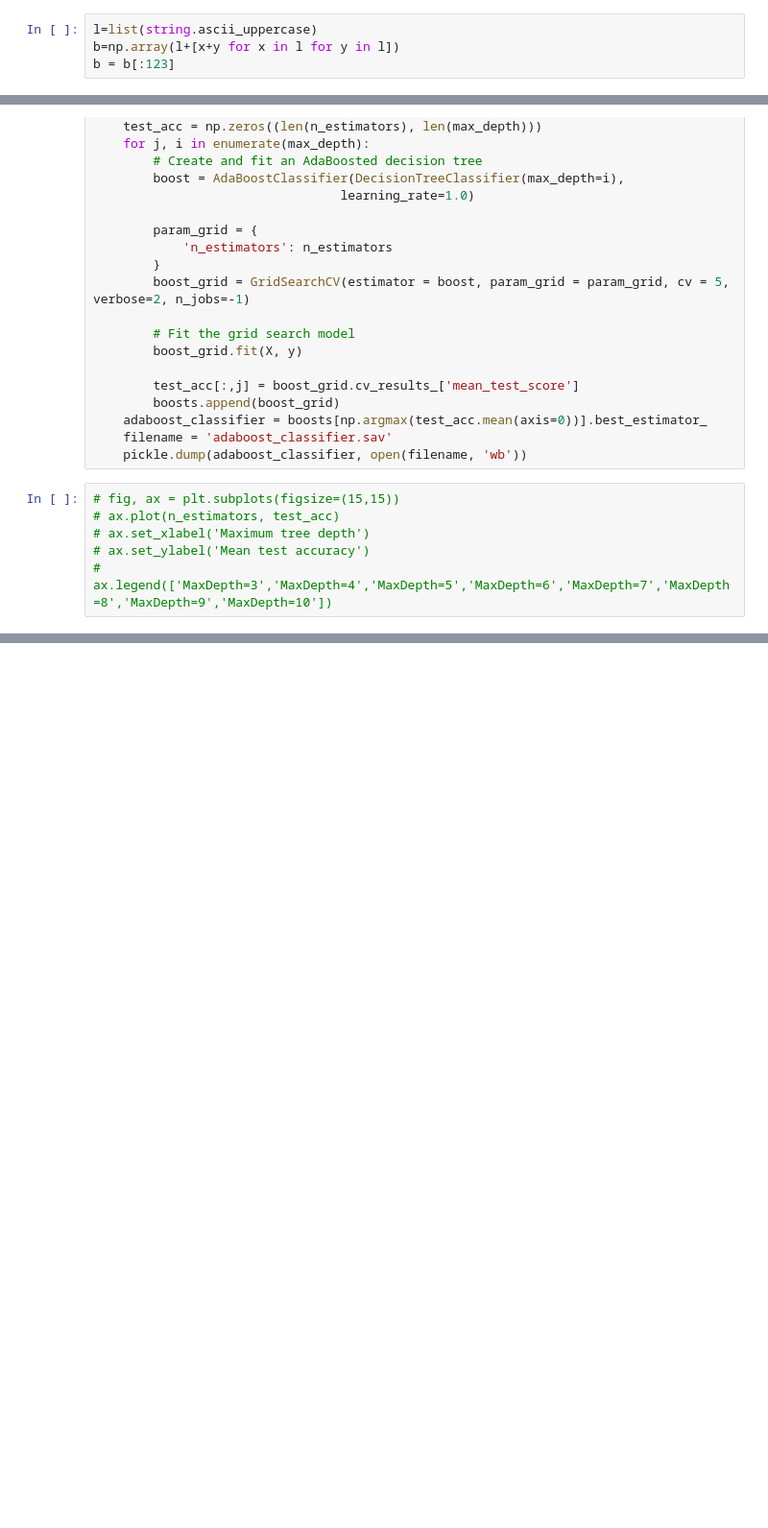
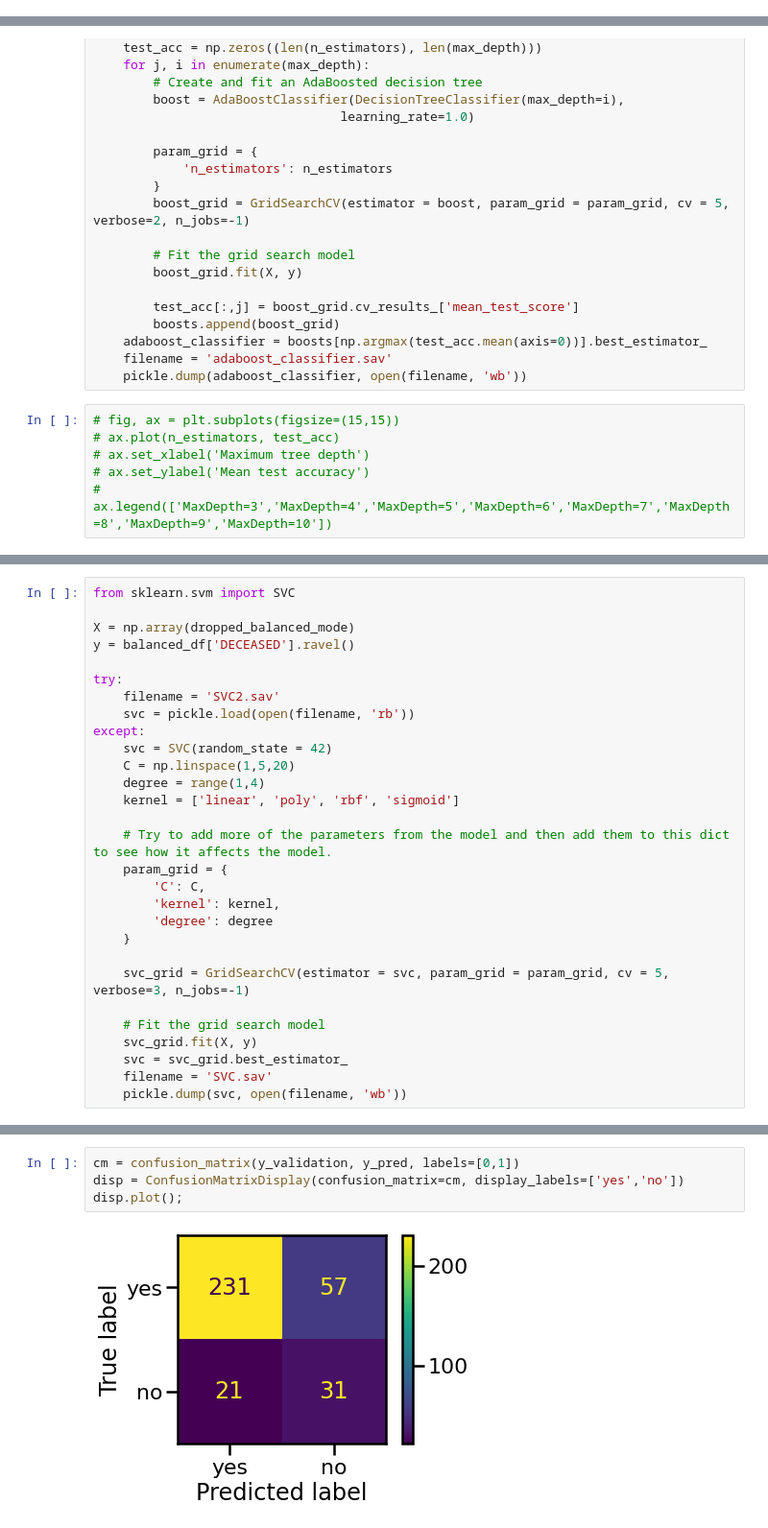
Before and after one commit to johndoe133/computational_tools_case_2, a Jupyter notebook: notebook.ipynb, the cells around one changed output, grey strips where cells are left out. Shown at 96% size. Drawn from its saved outputs; the diff is of its cells as text; blank space fills up the shorter version.

```diff
--- a/notebook.ipynb
+++ b/notebook.ipynb
@@ -23,10 +25,6 @@ sns.set_context('poster')
 
 import warnings
 warnings.filterwarnings('ignore')
-# %%
-l=list(string.ascii_uppercase)
-b=np.array(l+[x+y for x in l for y in l])
-b = b[:123]
 # %%
 data = pd.read_csv('MI.data', usecols = list(range(1,124)), names=b,header=None)
 # %%
@@ -754,0 +631,29 @@ Name: DECEASED, Length: 340, dtype: float64
+# %%
+from sklearn.svm import SVC
+
+X = np.array(dropped_balanced_mode)
+y = balanced_df['DECEASED'].ravel()
+
+try:
+    filename = 'SVC2.sav'
+    svc = pickle.load(open(filename, 'rb'))
+except:
+    svc = SVC(random_state = 42)
+    C = np.linspace(1,5,20)
+    degree = range(1,4)
+    kernel = ['linear', 'poly', 'rbf', 'sigmoid']
+
+    # Try to add more of the parameters from the model and then add them to this dict to see how it affects the model.
+    param_grid = {
+        'C': C,
+        'kernel': kernel,
+        'degree': degree
+    }
+
+    svc_grid = GridSearchCV(estimator = svc, param_grid = param_grid, cv = 5, verbose=3, n_jobs=-1)
+
+    # Fit the grid search model
+    svc_grid.fit(X, y)
+    svc = svc_grid.best_estimator_
+    filename = 'SVC.sav'
+    pickle.dump(svc, open(filename, 'wb'))
@@ -754,0 +736,6 @@ Name: DECEASED, Length: 340, dtype: float64
+# %%
+cm = confusion_matrix(y_validation, y_pred, labels=[0,1])
+disp = ConfusionMatrixDisplay(confusion_matrix=cm, display_labels=['yes','no'])
+disp.plot();
+# %% [output]
+[figure, added]
```
Also changed, not shown: parts of 33 cells of this notebook, 1 other file.
